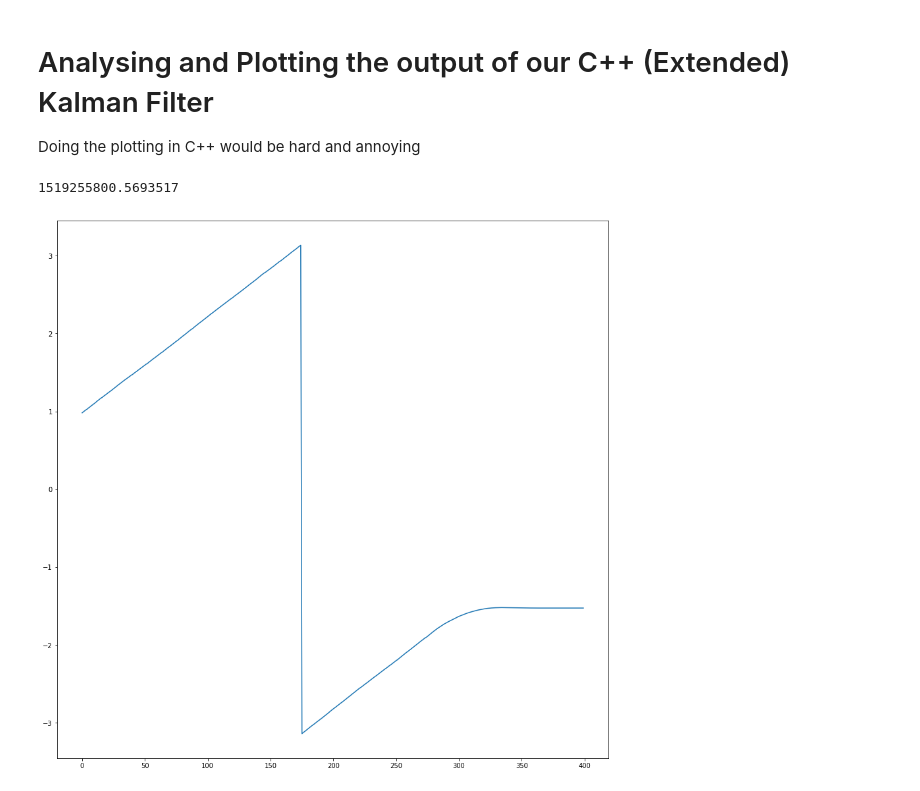
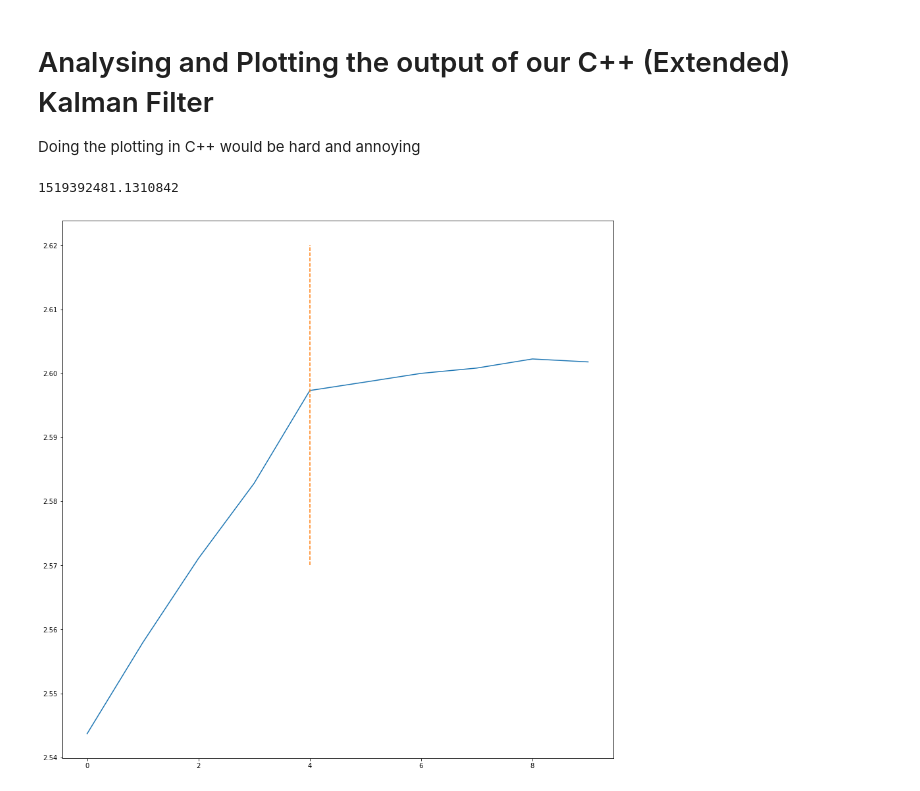
Before and after one commit to PHIL-MQP/phil, a Jupyter notebook: python/notebooks/KF Output Analysis.ipynb, the cells around one changed output. Drawn from its saved outputs; the diff is of its cells as text; code cells hidden in the pictures.

```diff
--- a/python/notebooks/KF Output Analysis.ipynb
+++ b/python/notebooks/KF Output Analysis.ipynb
@@ -9,7 +9,7 @@ import matplotlib.cm as cm
 from matplotlib.patches import Ellipse, Circle
 import os
 # %%
-filename = "./recorded_sensor_data/field_data_3/auto/kf_out.csv"
+filename = "./recorded_sensor_data/field_data_2/auto/kf_out.csv"
 print(os.stat(filename).st_mtime)
 data = np.genfromtxt(filename, delimiter=",", dtype=np.float64)
 
@@ -33,11 +33,12 @@ cov_ddx = data[:,69]
 cov_ddy = data[:,79]
 cov_ddyaw = data[:,89]
 # %% [output]
-1519255800.5693517
+1519392481.1310842
 # %%
 plt.figure(figsize=(15,15))
-plt.plot(yaw[200:600])
+plt.plot(yaw[475:485])
+plt.plot([4, 4],[2.57, 2.62], linestyle="--")
 plt.show()
 # %% [output]
-[figure, old version]
+[figure, new version]
 # %%
```
Also changed, not shown: parts of 2 cells of this notebook, 8 other files.
